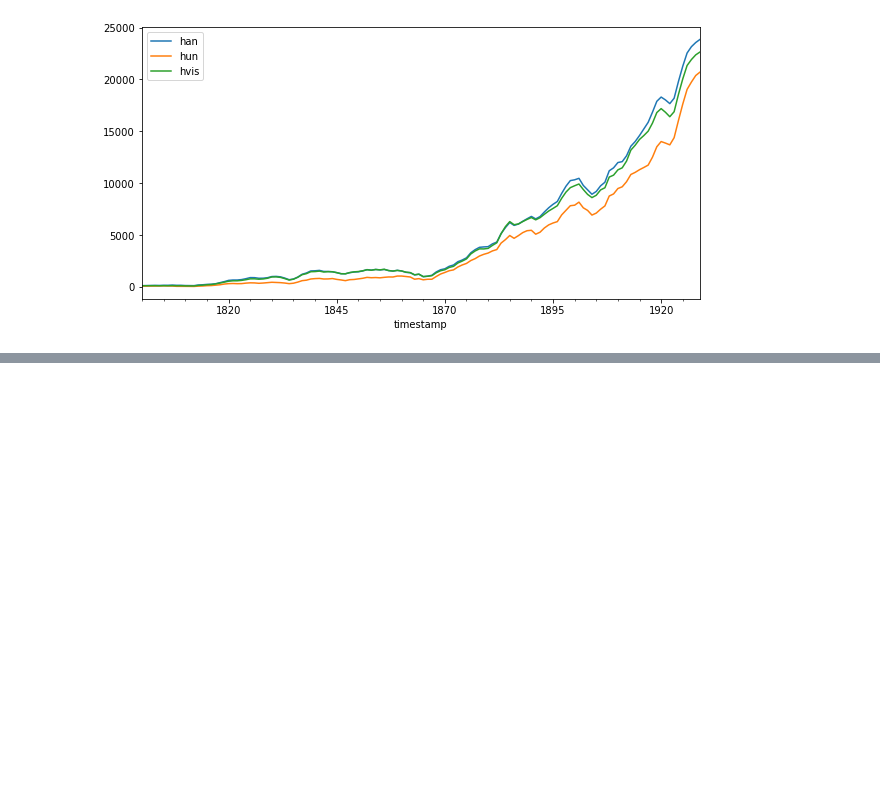
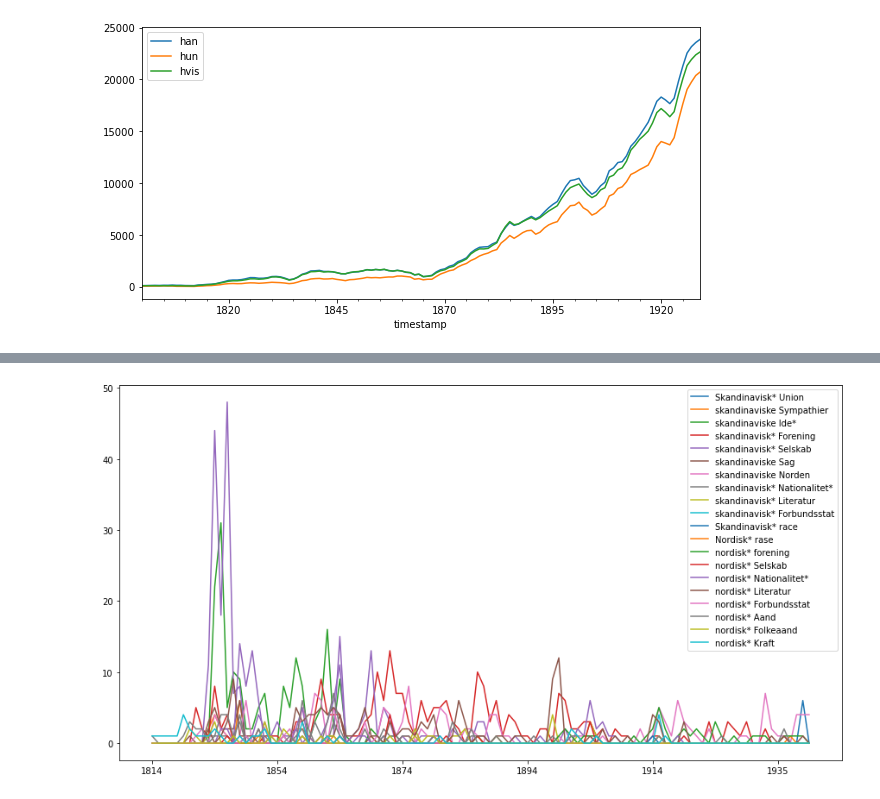
Before and after one commit to Yoonsen/aviser_trender, a Jupyter notebook: Ruths data.ipynb, the cells around one changed output, grey strips where cells are left out. Cells and saved outputs as stored; diff of their text form; code cells hidden in the pictures; blank space fills up the shorter version.

```diff
--- a/Ruths data.ipynb
+++ b/Ruths data.ipynb
@@ -521,0 +502,13 @@ nb.bigram(first='han', second='sa', media = 'bok')
+# %%
+frasedict = {}
+for x in fraser:
+    parts = x.split()
+    first = []
+    second = []
+    for y in ['', 'e', 'er']:
+            first.append(parts[0].replace('*',y))
+            second.append(parts[1].replace('*', y))
+    result = list(set([f + ' ' + s for f in first for s in second]))
+
+    frasedict[x] = result
+frasedict
@@ -521,0 +533,19 @@ nb.bigram(first='han', second='sa', media = 'bok')
+# %%
+bigrams = {
+    z:pd.concat([
+        nb.bigram(
+            first = x.split()[0],
+            second=x.split()[1],
+            media = 'avis',
+            period=(1790, 1940)
+        )
+        for x in frasedict[z]
+    ],
+        axis = 1
+    ).sum(axis = 1)
+    for z in frasedict
+}
+# %%
+alle_data = pd.concat([nb.frame(bigrams[x], x) for x in bigrams], axis = 1).fillna(0)
+# %%
+subset = alle_data[[x for x in alle_data if alle_data[x].sum() > 0]].sort_index()
@@ -521,0 +577,4 @@ nb.bigram(first='han', second='sa', media = 'bok')
+# %%
+subset.plot(kind='line', figsize=(15,8));
+# %% [output]
+[figure, added]
```
Also changed, not shown: parts of 34 cells of this notebook, 21 other files.
